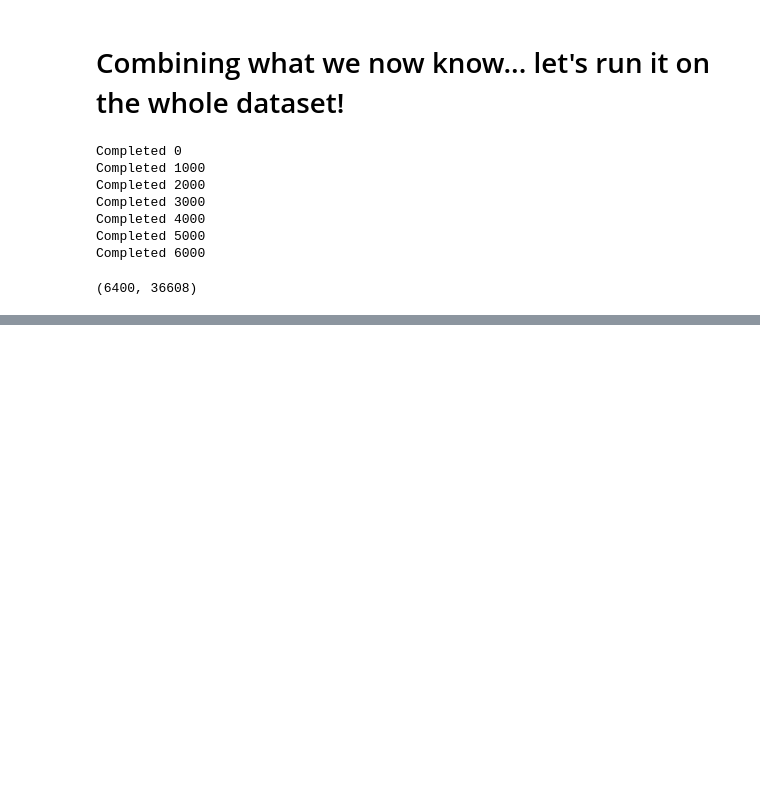
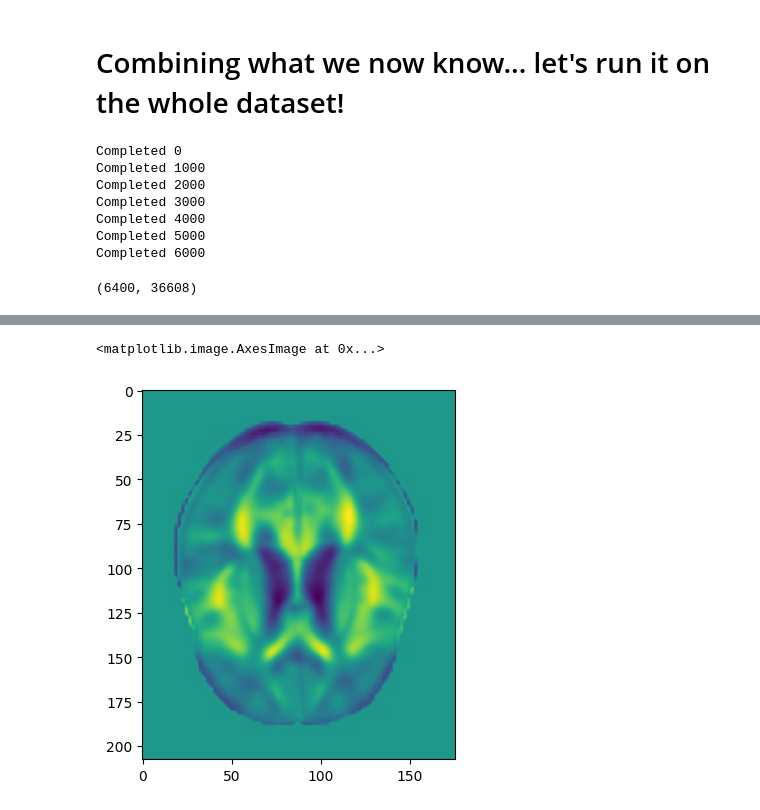
Before and after one commit to jshelb/alzheimers-ml-classification, a Jupyter notebook: models/PCA/PCA Notebook.ipynb, the cells around one changed output, grey strips where cells are left out. Cells and saved outputs as stored; diff of their text form; code cells hidden in the pictures; blank space fills up the shorter version.

```diff
--- a/models/PCA/PCA Notebook.ipynb
+++ b/models/PCA/PCA Notebook.ipynb
@@ -109,0 +202,5 @@ dataset.shape
+# %%
+plt.imshow(hw_pca_90.components_[0].T.reshape(208, 176))
+# %% [output]
+<matplotlib.image.AxesImage at 0x...>
+[figure, added]
```
Also changed, not shown: parts of 27 cells of this notebook.
